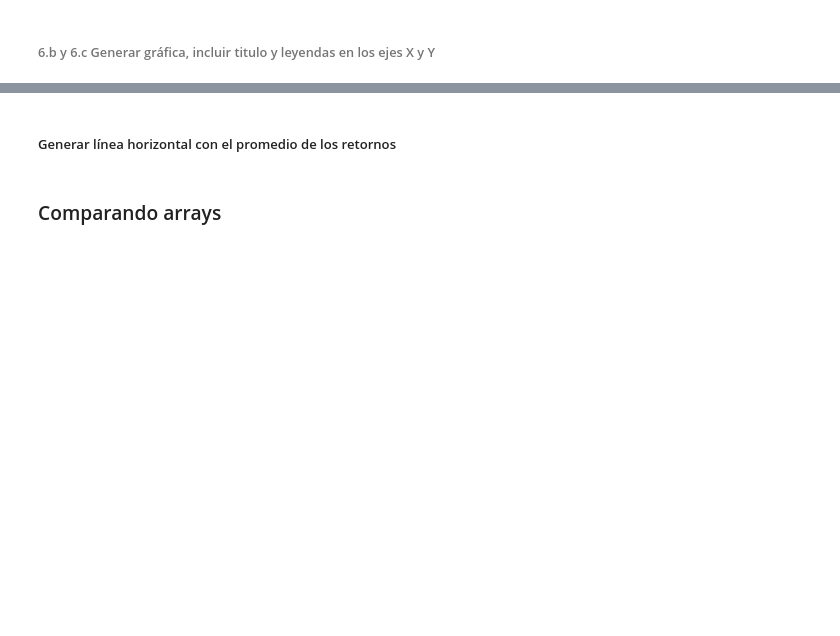
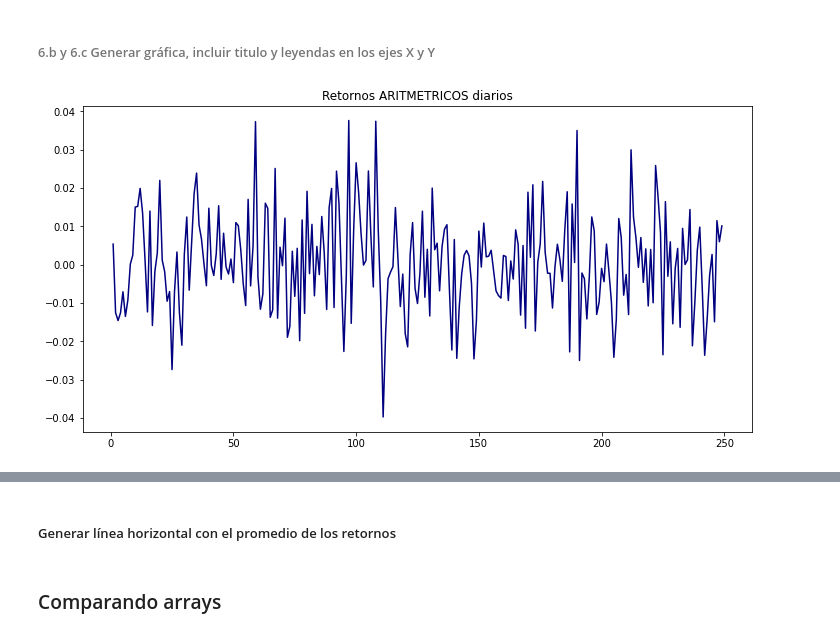
Before and after one commit to carlosdeoncedos/analisisdeinversion2021, a Jupyter notebook: Codigo/20211005Clase5.ipynb, the cells around one changed output, grey strips where cells are left out. Drawn from its saved outputs; the diff is of its cells as text; code cells hidden in the pictures; blank space fills up the shorter version.

```diff
--- a/Codigo/20211005Clase5.ipynb
+++ b/Codigo/20211005Clase5.ipynb
@@ -113,0 +394,2 @@ $$R_n=\frac{P_{n+1} - P_{n}}{P_{n}}$$
+# %%
+precios = np.loadtxt(url, usecols=[0], delimiter=',')
@@ -117,3 +403,5 @@ Argumentos de `loadtxt( )`
 https://numpy.org/doc/stable/reference/generated/numpy.loadtxt.html
 # %% [markdown]
 ##### 2. Calcular diferencia entre $P_{n+1}$ y $P_{n}$
+# %%
+diferencia = precios[1:] - precios[:-1]
@@ -120,2 +412,4 @@ https://numpy.org/doc/stable/reference/generated/numpy.loadtxt.html
 # %% [markdown]
 ##### 3. Dividir diferenia entre P$_n$
+# %%
+retornos  = diferencia / precios[:-1]
@@ -129,0 +460,3 @@ https://numpy.org/doc/stable/reference/generated/numpy.loadtxt.html
+# %%
+dias = np.arange(1, len(retornos)+1)
+dias
@@ -131,0 +488,6 @@ https://numpy.org/doc/stable/reference/generated/numpy.loadtxt.html
+# %%
+fig, ax = plt.subplots(figsize=(12,6))
+ax.plot(dias, retornos, c='navy')
+ax.set_title('Retornos ARITMETRICOS diarios');
+# %% [output]
+[figure, added]
```
Also changed, not shown: parts of 119 cells of this notebook.
